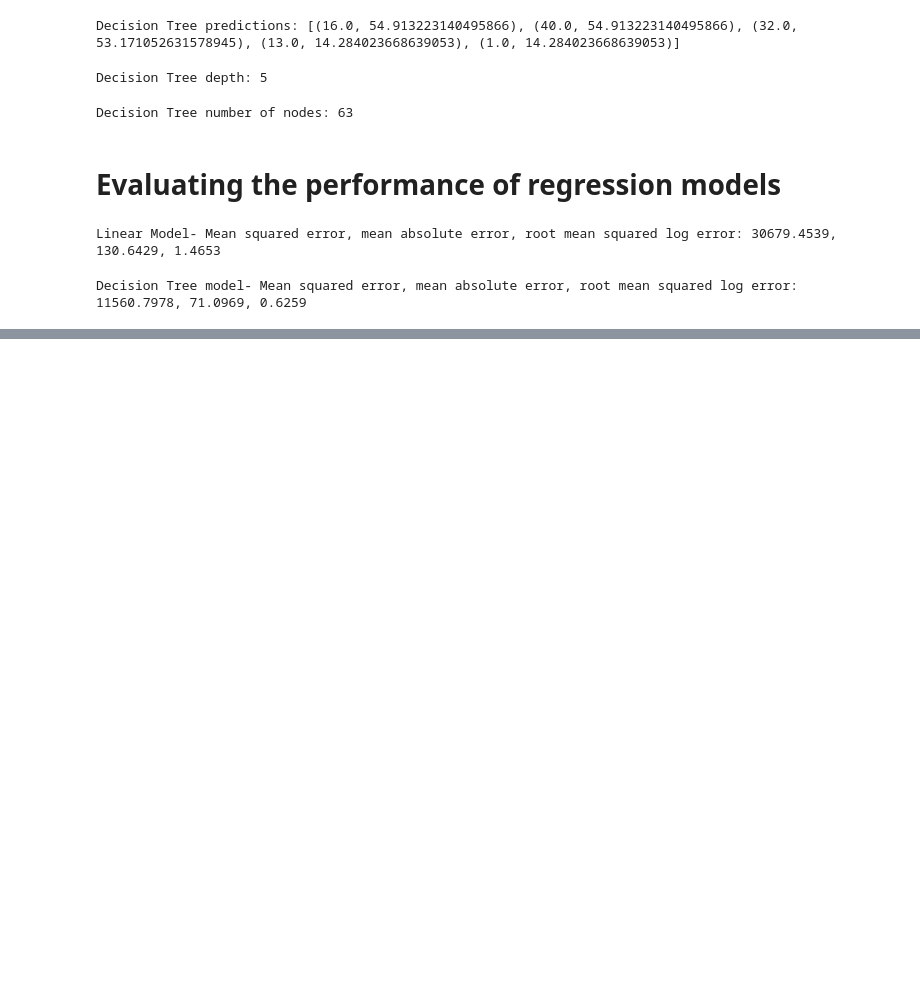
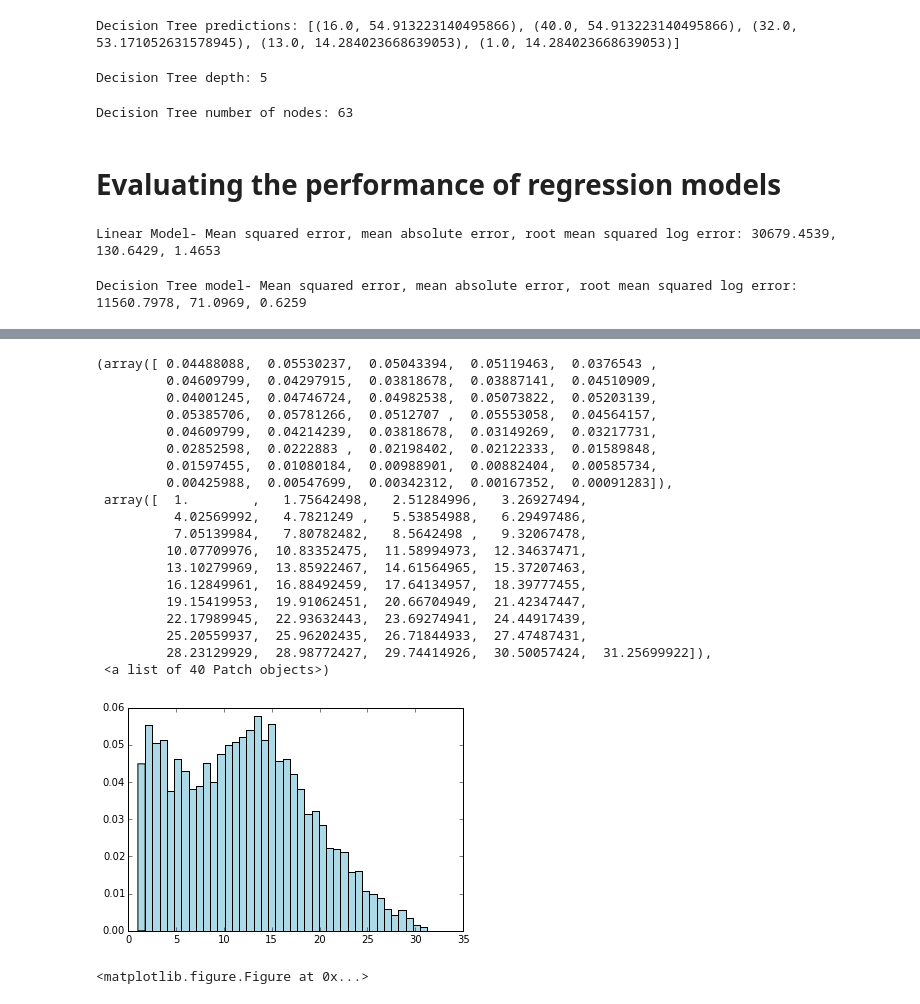
Before and after one commit to stanworld/ApacheSpark, a Jupyter notebook: MLwithSpark/Regression/Regression.ipynb, the cells around one changed output, grey strips where cells are left out. Saved outputs shown, nothing was run; the diff lists cells and outputs as text; code cells hidden in the pictures; blank space fills up the shorter version.

```diff
--- a/MLwithSpark/Regression/Regression.ipynb
+++ b/MLwithSpark/Regression/Regression.ipynb
@@ -196,0 +263,29 @@ Decision Tree model- Mean squared error, mean absolute error, root mean squared
+# %%
+sqrt_targets = records.map(lambda r: np.sqrt(float(r[-1]))).collect()
+# %%
+hist(sqrt_targets, bins = 40, color = 'lightblue', normed=True)
+# %% [output]
+(array([ 0.04488088,  0.05530237,  0.05043394,  0.05119463,  0.0376543 ,
+         0.04609799,  0.04297915,  0.03818678,  0.03887141,  0.04510909,
+         0.04001245,  0.04746724,  0.04982538,  0.05073822,  0.05203139,
+         0.05385706,  0.05781266,  0.0512707 ,  0.05553058,  0.04564157,
+         0.04609799,  0.04214239,  0.03818678,  0.03149269,  0.03217731,
+         0.02852598,  0.0222883 ,  0.02198402,  0.02122333,  0.01589848,
+         0.01597455,  0.01080184,  0.00988901,  0.00882404,  0.00585734,
+         0.00425988,  0.00547699,  0.00342312,  0.00167352,  0.00091283]),
+ array([  1.        ,   1.75642498,   2.51284996,   3.26927494,
+          4.02569992,   4.7821249 ,   5.53854988,   6.29497486,
+          7.05139984,   7.80782482,   8.5642498 ,   9.32067478,
+         10.07709976,  10.83352475,  11.58994973,  12.34637471,
+         13.10279969,  13.85922467,  14.61564965,  15.37207463,
+         16.12849961,  16.88492459,  17.64134957,  18.39777455,
+         19.15419953,  19.91062451,  20.66704949,  21.42347447,
+         22.17989945,  22.93632443,  23.69274941,  24.44917439,
+         25.20559937,  25.96202435,  26.71844933,  27.47487431,
+         28.23129929,  28.98772427,  29.74414926,  30.50057424,  31.25699922]),
+ <a list of 40 Patch objects>)
+[figure, added]
+# %%
+fig = matplotlib.pyplot.gcf()
+# %% [output]
+<matplotlib.figure.Figure at 0x...>
```
Also changed, not shown: parts of 41 cells of this notebook.
